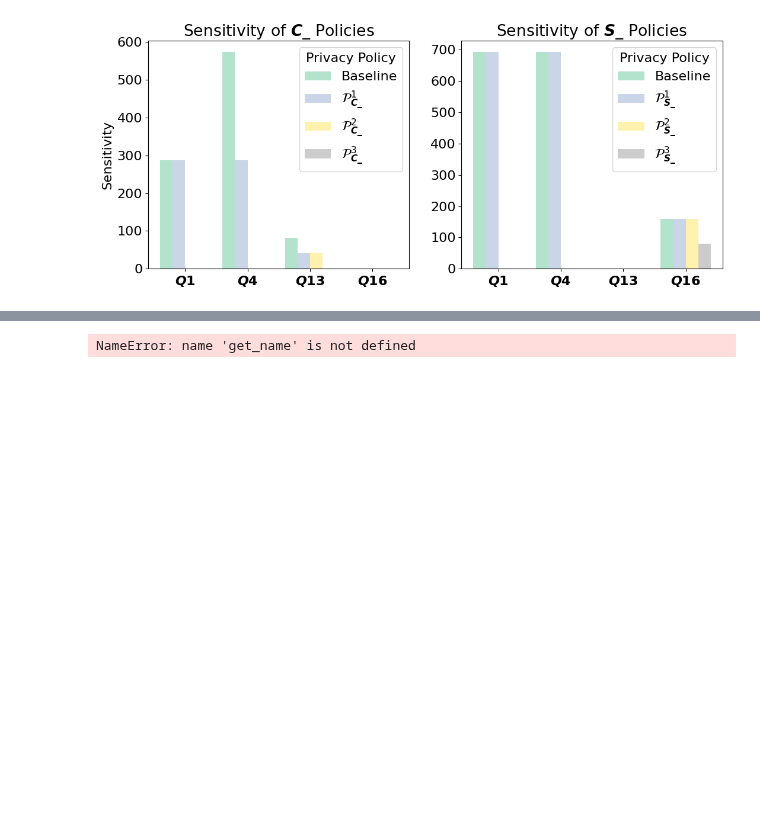
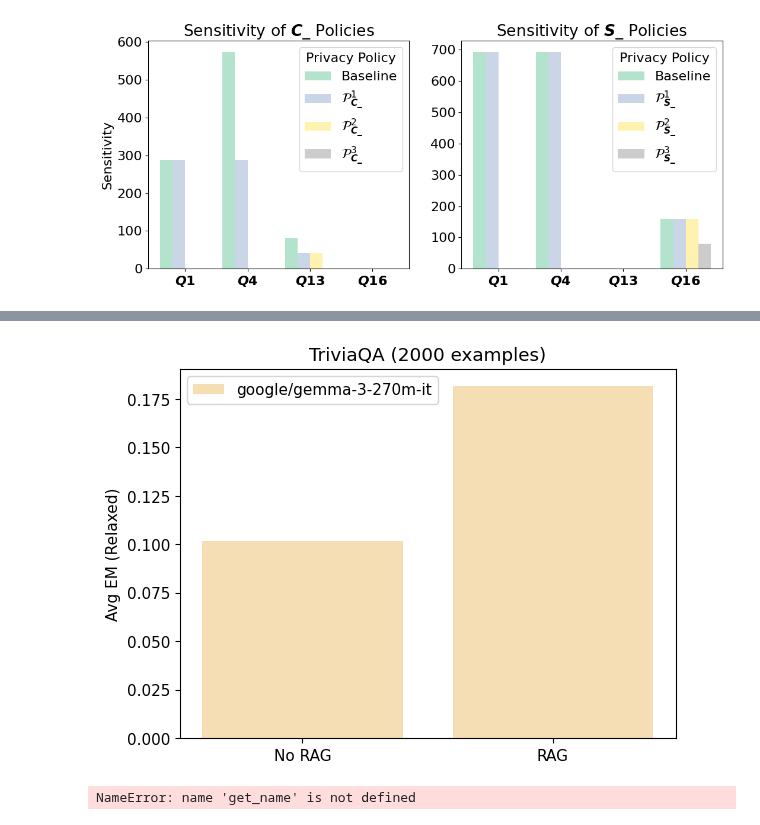
Before and after one commit to casciand/dp4sql, a Jupyter notebook: results/plots.ipynb, the cells around one changed output, grey strips where cells are left out. Cells and saved outputs as stored; diff of their text form; code cells hidden in the pictures; blank space fills up the shorter version.

```diff
--- a/results/plots.ipynb
+++ b/results/plots.ipynb
@@ -159,3 +159,30 @@ plt.show()
+# %%
+plt.rcParams.update({'font.size':11}) # Sets the default font size to 14
+
+policies = [r'$\mathcal{P}^1_{R_1}$', r'$\mathcal{P}^2_{R_1}$', r'$\mathcal{P}^3_{R_1}$', r'$\mathcal{P}^4_{R_1}$']
+queries = ['$Q1$', '$Q2$', '$Q3^{SUM}$', '$Q3^{CNT}$']
+cmap = cm.get_cmap('Pastel2', len(queries))
+
+n_groups = 4
+n_subgroups = 4
+
+# Example data: 4 subgroups for each of the 4 main groups
+data = [0.1015, 0.1815]
+
+# X locations for groups
+x = np.arange(n_groups)
+
+# Bar width
+bar_width = 0.2
+
+plt.bar(['No RAG', 'RAG'], data, color='wheat')
+plt.title('TriviaQA (2000 examples)')
+plt.ylabel('Avg EM (Relaxed)')
+plt.legend(['google/gemma-3-270m-it'], loc='upper left')
+
+plt.show()
+# %% [output]
+[figure, added]
 # %%
 queries = [3, 4]
 data = []
```
Also changed, not shown: parts of 2 cells of this notebook, 23 other files.
